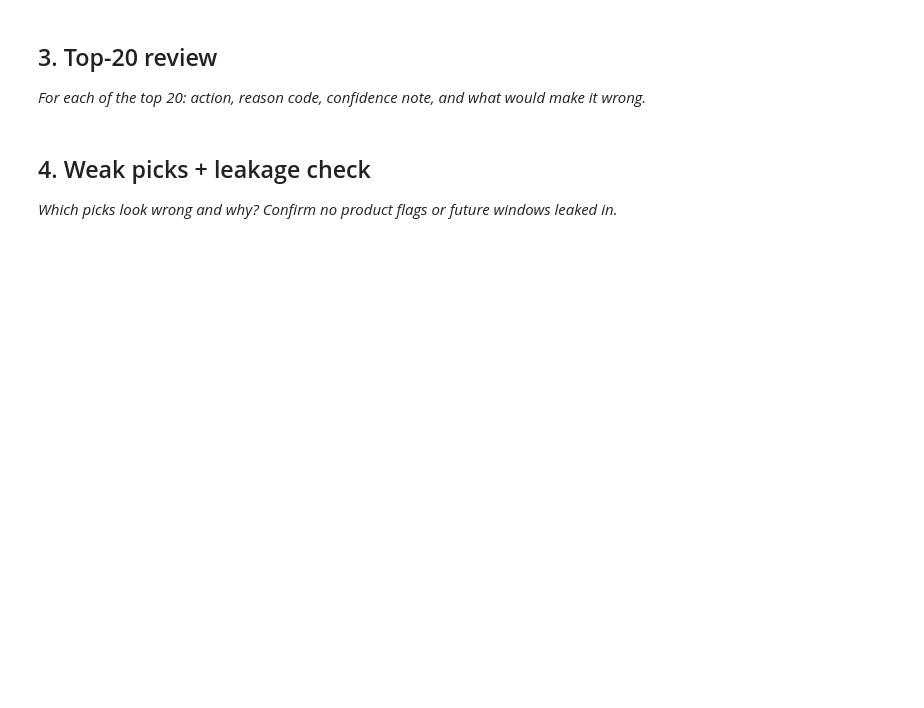
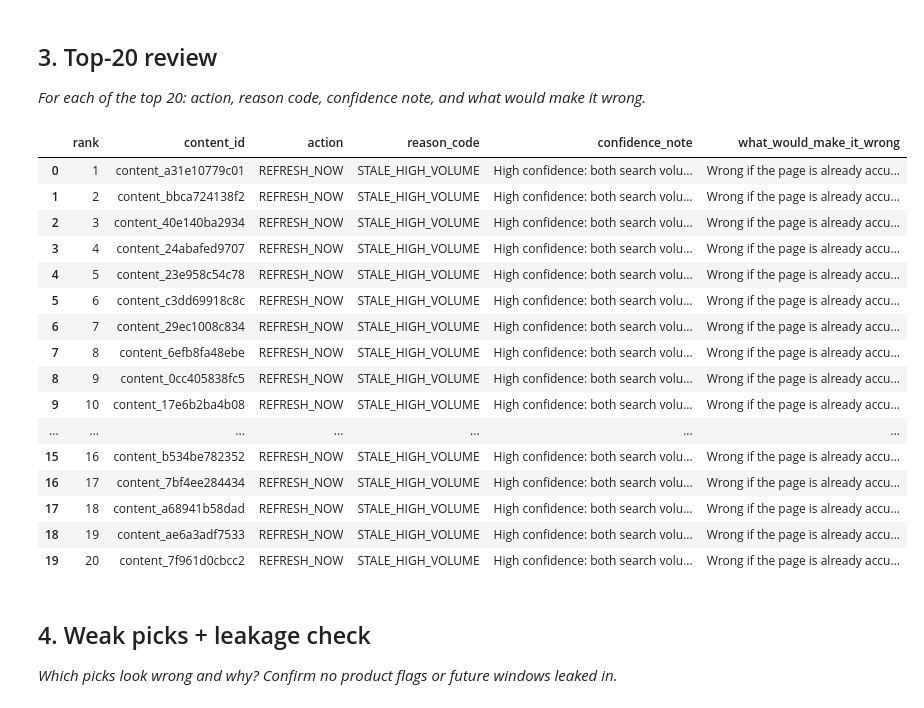
Before and after one commit to Areebaarain/flyrank-ml-internship, a Jupyter notebook: work/notebooks/w04_baseline_score.ipynb, the cells around one changed output. Saved outputs shown, nothing was run; the diff lists cells and outputs as text; code cells hidden in the pictures; blank space fills up the shorter version.

```diff
--- a/work/notebooks/w04_baseline_score.ipynb
+++ b/work/notebooks/w04_baseline_score.ipynb
@@ -22,0 +57,12 @@ This skeleton is yours to fill. Work the sections **in order** — each one has
+# %%
+import pandas as pd
+import os
+
+path = "/content/flyrank-ml-internship/data/raw/content_refresh_anonymized.csv"
+
+print("File exists:", os.path.exists(path))
+
+df = pd.read_csv(path)
+
+print("Rows:", len(df))
+print("Columns:", len(df.columns))
@@ -30,3 +217,65 @@ This skeleton is yours to fill. Work the sections **in order** — each one has
+# %%
+# This cell is for CODE (numbers, a query, a check).
+# Write your text answer in the cell ABOVE this one — typing sentences here breaks Run All.
+# Section 3 — Top-20 Review
+
+top20 = queue.head(20).copy()
+
+# Confidence note based on the two signals used in the baseline rule
+def confidence_note(row):
+    if row["reason_code"] == "STALE_HIGH_VOLUME":
+        return "High confidence: both search volume and days since last update support a refresh opportunity."
+    elif row["reason_code"] == "STALE":
+        return "Medium confidence: staleness supports refresh, but search volume is lower."
+    elif row["reason_code"] == "HIGH_VOLUME":
+        return "Medium confidence: high search volume supports opportunity, but the page is not especially stale."
+    else:
+        return "Low confidence: neither signal strongly supports a refresh."
+
+def wrong_if(row):
+    if row["reason_code"] == "STALE_HIGH_VOLUME":
+        return "Wrong if the page is already accurate, still relevant, or the high volume is not valuable traffic."
+    elif row["reason_code"] == "STALE":
+        return "Wrong if the page remains accurate and relevant despite being old."
+    elif row["reason_code"] == "HIGH_VOLUME":
+        return "Wrong if the page does not need updating and high volume does not represent a useful opportunity."
+    else:
+        return "Wrong if another important signal shows a stronger refresh opportunity."
+
+top20["confidence_note"] = top20.apply(confidence_note, axis=1)
+top20["what_would_make_it_wrong"] = top20.apply(wrong_if, axis=1)
+
+# Display the required review
+display(
+    top20[
+        [
+            "rank",
+            "content_id",
+            "action",
+            "reason_code",
+            "confidence_note",
+            "what_would_make_it_wrong"
+        ]
+    ]
+)
+# %% [output]
+|  | rank | content_id | action | reason_code | confidence_note | what_would_make_it_wrong |
+| 0 | 1 | content_a31e10779c01 | REFRESH_NOW | STALE_HIGH_VOLUME | High confidence: both search volu... | Wrong if the page is already accu... |
+| 1 | 2 | content_bbca724138f2 | REFRESH_NOW | STALE_HIGH_VOLUME | High confidence: both search volu... | Wrong if the page is already accu... |
+| 2 | 3 | content_40e140ba2934 | REFRESH_NOW | STALE_HIGH_VOLUME | High confidence: both search volu... | Wrong if the page is already accu... |
+| 3 | 4 | content_24abafed9707 | REFRESH_NOW | STALE_HIGH_VOLUME | High confidence: both search volu... | Wrong if the page is already accu... |
+| 4 | 5 | content_23e958c54c78 | REFRESH_NOW | STALE_HIGH_VOLUME | High confidence: both search volu... | Wrong if the page is already accu... |
+| 5 | 6 | content_c3dd69918c8c | REFRESH_NOW | STALE_HIGH_VOLUME | High confidence: both search volu... | Wrong if the page is already accu... |
+| 6 | 7 | content_29ec1008c834 | REFRESH_NOW | STALE_HIGH_VOLUME | High confidence: both search volu... | Wrong if the page is already accu... |
+| 7 | 8 | content_6efb8fa48ebe | REFRESH_NOW | STALE_HIGH_VOLUME | High confidence: both search volu... | Wrong if the page is already accu... |
+| 8 | 9 | content_0cc405838fc5 | REFRESH_NOW | STALE_HIGH_VOLUME | High confidence: both search volu... | Wrong if the page is already accu... |
+| 9 | 10 | content_17e6b2ba4b08 | REFRESH_NOW | STALE_HIGH_VOLUME | High confidence: both search volu... | Wrong if the page is already accu... |
+| ... | ... | ... | ... | ... | ... | ... |
+| 15 | 16 | content_b534be782352 | REFRESH_NOW | STALE_HIGH_VOLUME | High confidence: both search volu... | Wrong if the page is already accu... |
+| 16 | 17 | content_7bf4ee284434 | REFRESH_NOW | STALE_HIGH_VOLUME | High confidence: both search volu... | Wrong if the page is already accu... |
+| 17 | 18 | content_a68941b58dad | REFRESH_NOW | STALE_HIGH_VOLUME | High confidence: both search volu... | Wrong if the page is already accu... |
+| 18 | 19 | content_ae6a3adf7533 | REFRESH_NOW | STALE_HIGH_VOLUME | High confidence: both search volu... | Wrong if the page is already accu... |
+| 19 | 20 | content_7f961d0cbcc2 | REFRESH_NOW | STALE_HIGH_VOLUME | High confidence: both search volu... | Wrong if the page is already accu... |
 # %% [markdown]
 ## 4. Weak picks + leakage check
 
```
Also changed, not shown: parts of 12 cells of this notebook.
